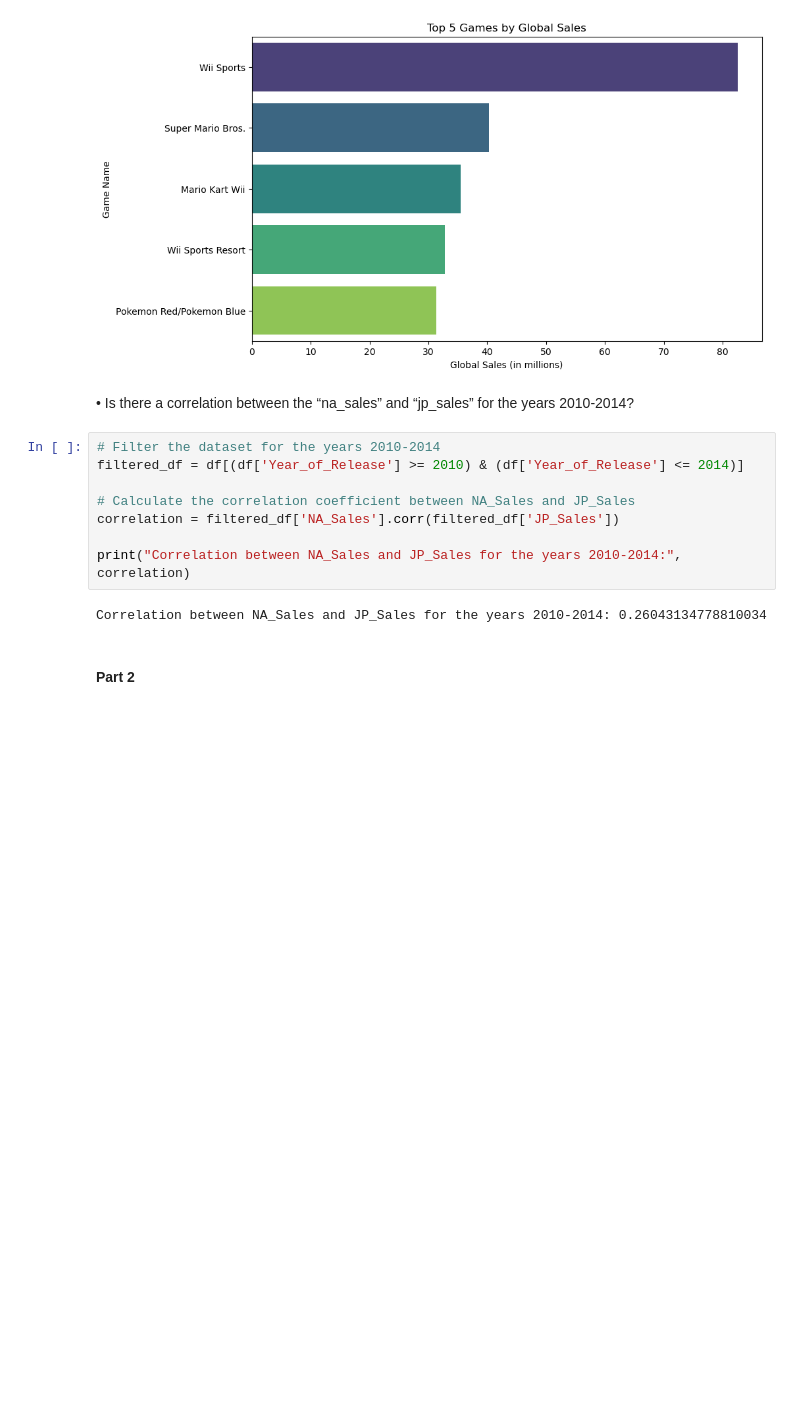
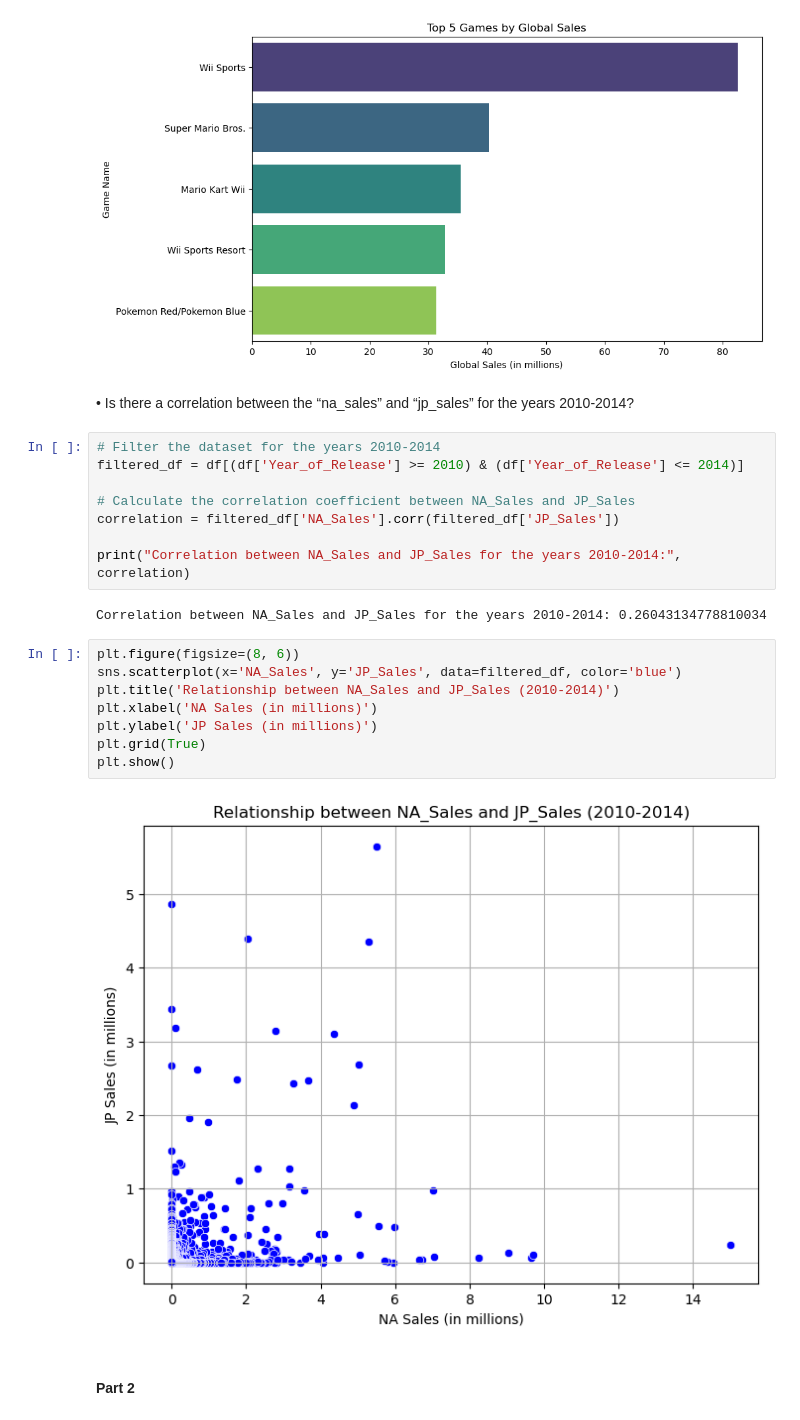
Before and after one commit to Gust4vo97/DataViz_CA_GustavoLopes.v2, a Jupyter notebook: DataViz_CA_GustavoLopes.v1.ipynb, the cells around one changed output. Saved outputs shown, nothing was run; the diff lists cells and outputs as text; blank space fills up the shorter version.

Commit message:
Graph of correlation

```diff
--- a/DataViz_CA_GustavoLopes.v1.ipynb
+++ b/DataViz_CA_GustavoLopes.v1.ipynb
@@ -135,5 +135,15 @@ correlation = filtered_df['NA_Sales'].corr(filtered_df['JP_Sales'])
 print("Correlation between NA_Sales and JP_Sales for the years 2010-2014:", correlation)
 # %% [output]
 Correlation between NA_Sales and JP_Sales for the years 2010-2014: 0.26043134778810034
+# %%
+plt.figure(figsize=(8, 6))
+sns.scatterplot(x='NA_Sales', y='JP_Sales', data=filtered_df, color='blue')
+plt.title('Relationship between NA_Sales and JP_Sales (2010-2014)')
+plt.xlabel('NA Sales (in millions)')
+plt.ylabel('JP Sales (in millions)')
+plt.grid(True)
+plt.show()
+# %% [output]
+[figure, added]
 # %% [markdown]
 #### Part 2
```
